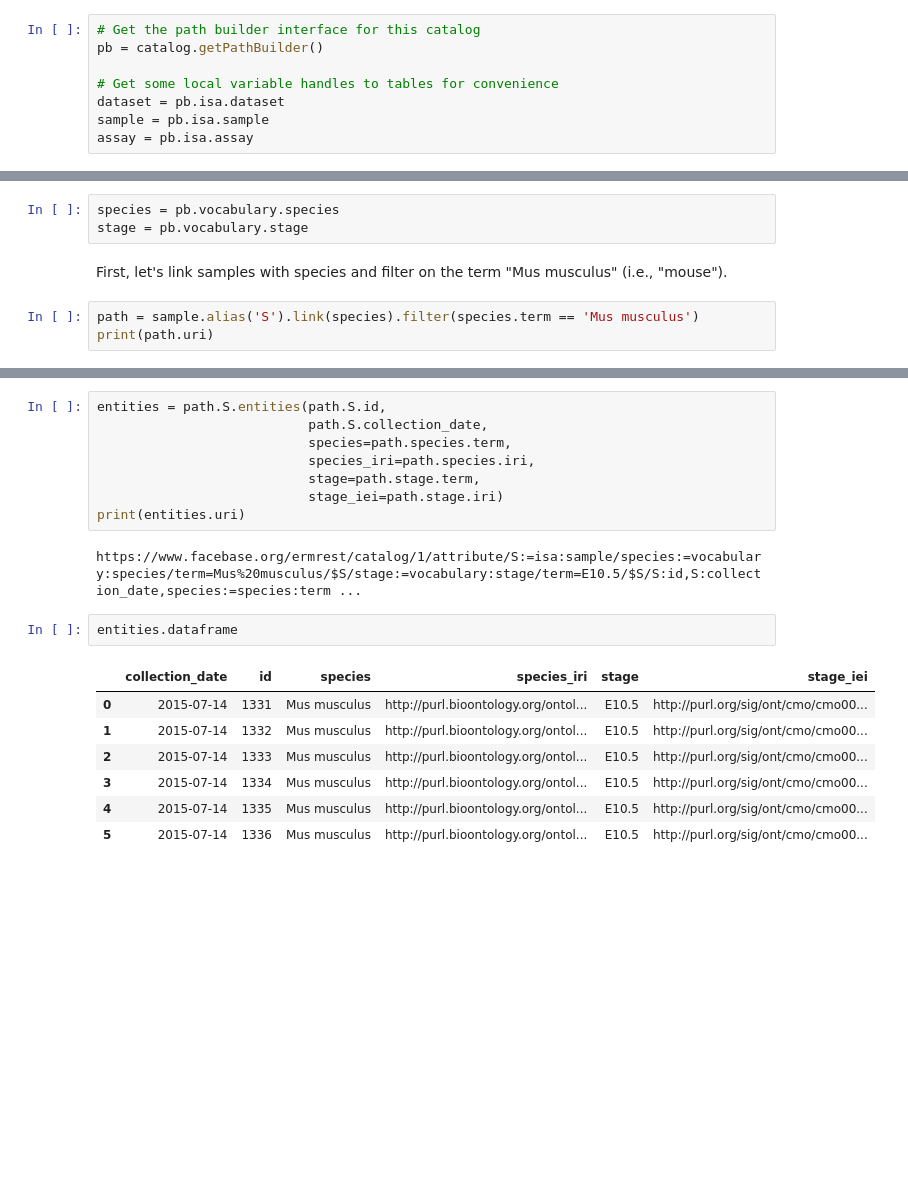
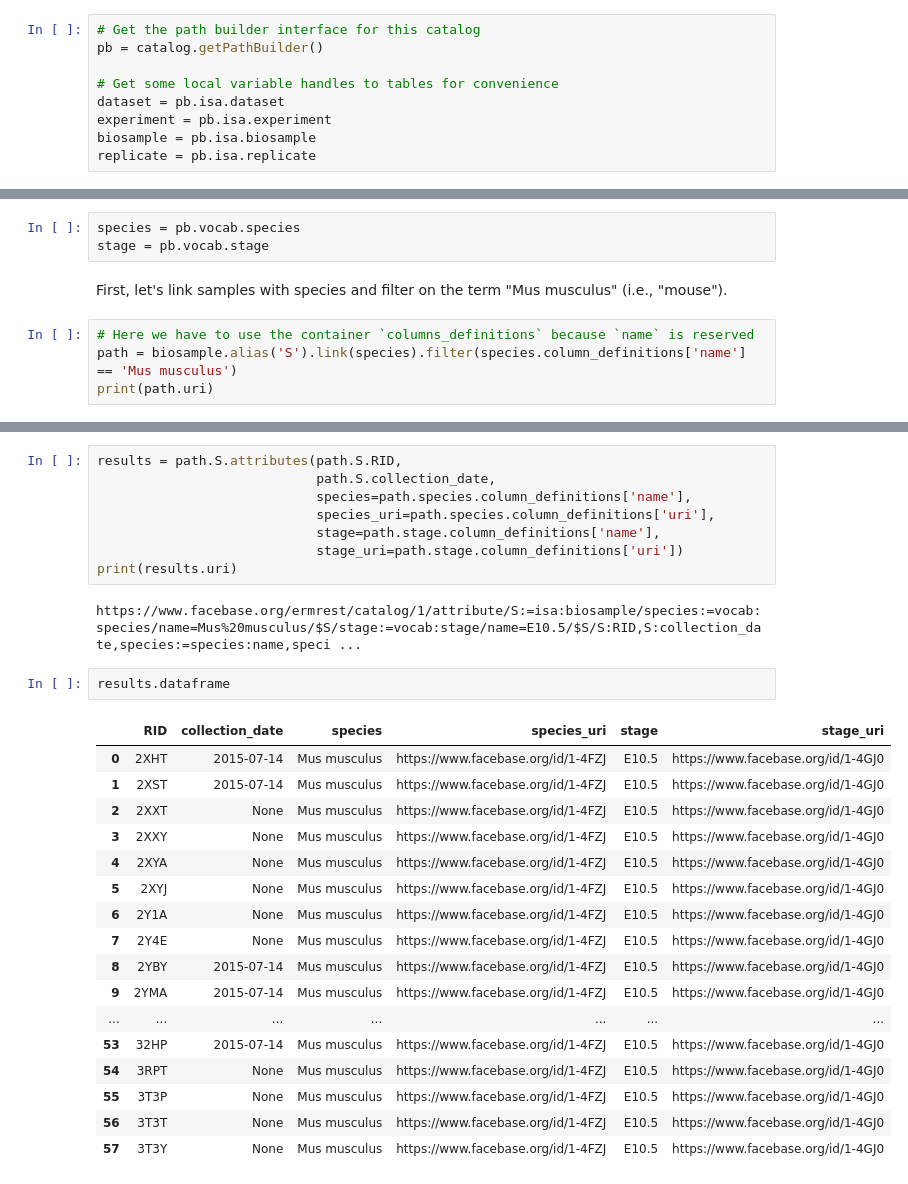
Before and after one commit to informatics-isi-edu/deriva-py, a Jupyter notebook: docs/derivapy-datapath-example-4.ipynb, the cells around one changed output, grey strips where cells are left out. Drawn from its saved outputs; the diff is of its cells as text; blank space fills up the shorter version.

```diff
--- a/docs/derivapy-datapath-example-4.ipynb
+++ b/docs/derivapy-datapath-example-4.ipynb
@@ -37,8 +40,9 @@ pb = catalog.getPathBuilder()
 
 # Get some local variable handles to tables for convenience
 dataset = pb.isa.dataset
-sample = pb.isa.sample
-assay = pb.isa.assay
+experiment = pb.isa.experiment
+biosample = pb.isa.biosample
+replicate = pb.isa.replicate
 # %% [markdown]
 ## Implicit DataPaths
 **Proceed with caution**
@@ -294,11 +320,12 @@ We may say that `species` and `stage` are _related_ to the `sample` table in the
 
 For convenience, we will get local variables for the species and stage tables.
 # %%
-species = pb.vocabulary.species
-stage = pb.vocabulary.stage
+species = pb.vocab.species
+stage = pb.vocab.stage
 # %% [markdown]
 First, let's link samples with species and filter on the term "Mus musculus" (i.e., "mouse").
 # %%
-path = sample.alias('S').link(species).filter(species.term == 'Mus musculus')
+# Here we have to use the container `columns_definitions` because `name` is reserved
+path = biosample.alias('S').link(species).filter(species.column_definitions['name'] == 'Mus musculus')
 print(path.uri)
 # %% [output]
@@ -317,20 +344,30 @@ Now, the path _context_ is the age `stage` table instance, but we wanted to get
 # %%
-entities = path.S.entities(path.S.id,
-                           path.S.collection_date,
-                           species=path.species.term,
-                           species_iri=path.species.iri,
-                           stage=path.stage.term,
-                           stage_iei=path.stage.iri)
-print(entities.uri)
+results = path.S.attributes(path.S.RID,
+                            path.S.collection_date,
+                            species=path.species.column_definitions['name'],
+                            species_uri=path.species.column_definitions['uri'],
+                            stage=path.stage.column_definitions['name'],
+                            stage_uri=path.stage.column_definitions['uri'])
+print(results.uri)
 # %% [output]
-https://www.facebase.org/ermrest/catalog/1/attribute/S:=isa:sample/species:=vocabulary:species/term=Mus%20musculus/$S/stage:=vocabulary:stage/term=E10.5/$S/S:id,S:collection_date,species:=species:term ...
+https://www.facebase.org/ermrest/catalog/1/attribute/S:=isa:biosample/species:=vocab:species/name=Mus%20musculus/$S/stage:=vocab:stage/name=E10.5/$S/S:RID,S:collection_date,species:=species:name,speci ...
 # %%
-entities.dataframe
+results.dataframe
 # %% [output]
-|  | collection_date | id | species | species_iri | stage | stage_iei |
-| 0 | 2015-07-14 | 1331 | Mus musculus | http://purl.bioontology.org/ontol... | E10.5 | http://purl.org/sig/ont/cmo/cmo00... |
-| 1 | 2015-07-14 | 1332 | Mus musculus | http://purl.bioontology.org/ontol... | E10.5 | http://purl.org/sig/ont/cmo/cmo00... |
-| 2 | 2015-07-14 | 1333 | Mus musculus | http://purl.bioontology.org/ontol... | E10.5 | http://purl.org/sig/ont/cmo/cmo00... |
-| 3 | 2015-07-14 | 1334 | Mus musculus | http://purl.bioontology.org/ontol... | E10.5 | http://purl.org/sig/ont/cmo/cmo00... |
-| 4 | 2015-07-14 | 1335 | Mus musculus | http://purl.bioontology.org/ontol... | E10.5 | http://purl.org/sig/ont/cmo/cmo00... |
-| 5 | 2015-07-14 | 1336 | Mus musculus | http://purl.bioontology.org/ontol... | E10.5 | http://purl.org/sig/ont/cmo/cmo00... |
+|  | RID | collection_date | species | species_uri | stage | stage_uri |
+| 0 | 2XHT | 2015-07-14 | Mus musculus | https://www.facebase.org/id/1-4FZJ | E10.5 | https://www.facebase.org/id/1-4GJ0 |
+| 1 | 2XST | 2015-07-14 | Mus musculus | https://www.facebase.org/id/1-4FZJ | E10.5 | https://www.facebase.org/id/1-4GJ0 |
+| 2 | 2XXT | None | Mus musculus | https://www.facebase.org/id/1-4FZJ | E10.5 | https://www.facebase.org/id/1-4GJ0 |
+| 3 | 2XXY | None | Mus musculus | https://www.facebase.org/id/1-4FZJ | E10.5 | https://www.facebase.org/id/1-4GJ0 |
+| 4 | 2XYA | None | Mus musculus | https://www.facebase.org/id/1-4FZJ | E10.5 | https://www.facebase.org/id/1-4GJ0 |
+| 5 | 2XYJ | None | Mus musculus | https://www.facebase.org/id/1-4FZJ | E10.5 | https://www.facebase.org/id/1-4GJ0 |
+| 6 | 2Y1A | None | Mus musculus | https://www.facebase.org/id/1-4FZJ | E10.5 | https://www.facebase.org/id/1-4GJ0 |
+| 7 | 2Y4E | None | Mus musculus | https://www.facebase.org/id/1-4FZJ | E10.5 | https://www.facebase.org/id/1-4GJ0 |
+| 8 | 2YBY | 2015-07-14 | Mus musculus | https://www.facebase.org/id/1-4FZJ | E10.5 | https://www.facebase.org/id/1-4GJ0 |
+| 9 | 2YMA | 2015-07-14 | Mus musculus | https://www.facebase.org/id/1-4FZJ | E10.5 | https://www.facebase.org/id/1-4GJ0 |
+| ... | ... | ... | ... | ... | ... | ... |
+| 53 | 32HP | 2015-07-14 | Mus musculus | https://www.facebase.org/id/1-4FZJ | E10.5 | https://www.facebase.org/id/1-4GJ0 |
+| 54 | 3RPT | None | Mus musculus | https://www.facebase.org/id/1-4FZJ | E10.5 | https://www.facebase.org/id/1-4GJ0 |
+| 55 | 3T3P | None | Mus musculus | https://www.facebase.org/id/1-4FZJ | E10.5 | https://www.facebase.org/id/1-4GJ0 |
+| 56 | 3T3T | None | Mus musculus | https://www.facebase.org/id/1-4FZJ | E10.5 | https://www.facebase.org/id/1-4GJ0 |
+| 57 | 3T3Y | None | Mus musculus | https://www.facebase.org/id/1-4FZJ | E10.5 | https://www.facebase.org/id/1-4GJ0 |
```
Also changed, not shown: parts of 36 cells of this notebook, 4 other files.
